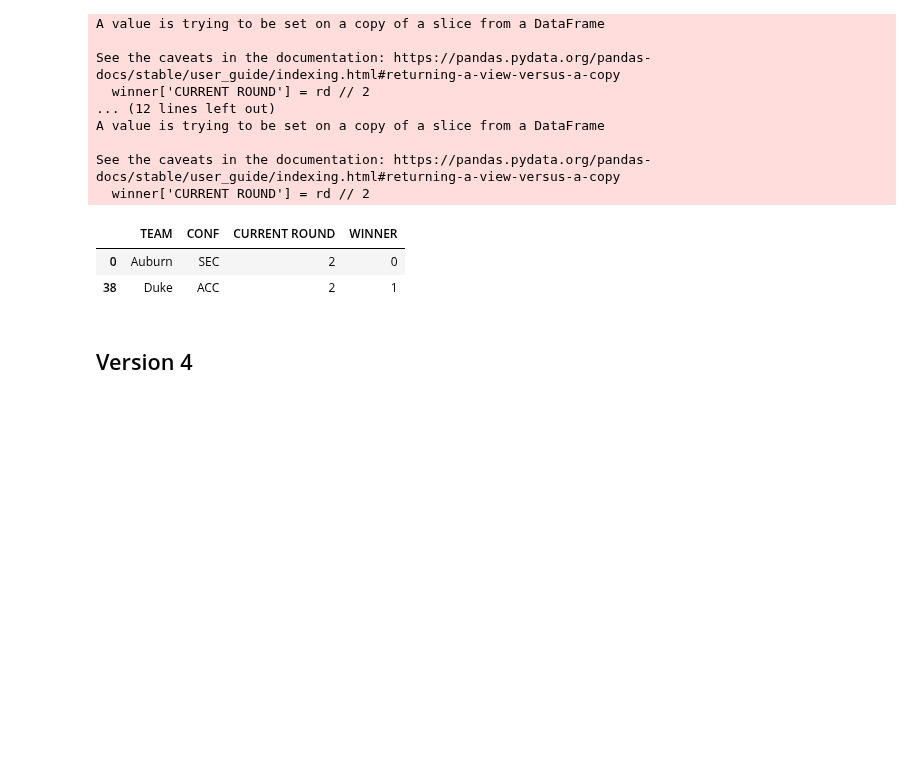
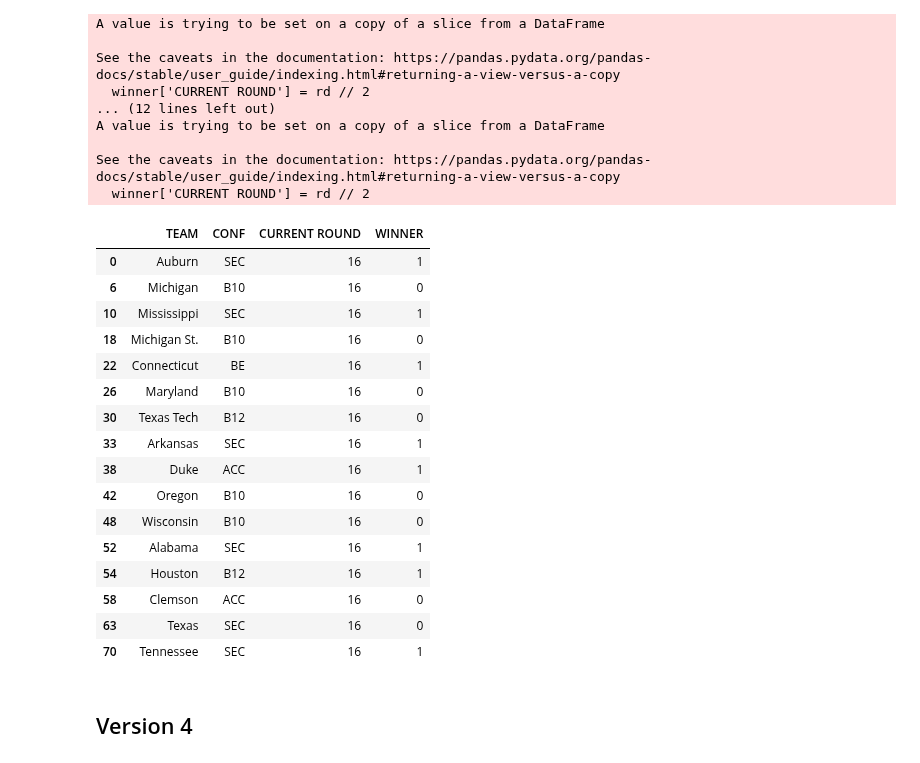
Before and after one commit to nicholaskim1004/MarchMadness, a Jupyter notebook: bracketology/madness.ipynb, the cells around one changed output. Drawn from its saved outputs; the diff is of its cells as text; code cells hidden in the pictures; blank space fills up the shorter version.

```diff
--- a/bracketology/madness.ipynb
+++ b/bracketology/madness.ipynb
@@ -2093,11 +2093,25 @@ A value is trying to be set on a copy of a slice from a DataFrame
 See the caveats in the documentation: https://pandas.pydata.org/pandas-docs/stable/user_guide/indexing.html#returning-a-view-versus-a-copy
   winner['CURRENT ROUND'] = rd // 2
 # %%
-sim_comp_custlossv3['2']
+sim_comp_custlossv3['16']
 # %% [output]
 |  | TEAM | CONF | CURRENT ROUND | WINNER |
-| 0 | Auburn | SEC | 2 | 0 |
-| 38 | Duke | ACC | 2 | 1 |
+| 0 | Auburn | SEC | 16 | 1 |
+| 6 | Michigan | B10 | 16 | 0 |
+| 10 | Mississippi | SEC | 16 | 1 |
+| 18 | Michigan St. | B10 | 16 | 0 |
+| 22 | Connecticut | BE | 16 | 1 |
+| 26 | Maryland | B10 | 16 | 0 |
+| 30 | Texas Tech | B12 | 16 | 0 |
+| 33 | Arkansas | SEC | 16 | 1 |
+| 38 | Duke | ACC | 16 | 1 |
+| 42 | Oregon | B10 | 16 | 0 |
+| 48 | Wisconsin | B10 | 16 | 0 |
+| 52 | Alabama | SEC | 16 | 1 |
+| 54 | Houston | B12 | 16 | 1 |
+| 58 | Clemson | ACC | 16 | 0 |
+| 63 | Texas | SEC | 16 | 0 |
+| 70 | Tennessee | SEC | 16 | 1 |
 # %% [markdown]
 ## Version 4
 # %%
```
Also changed, not shown: parts of 1 cell of this notebook.
